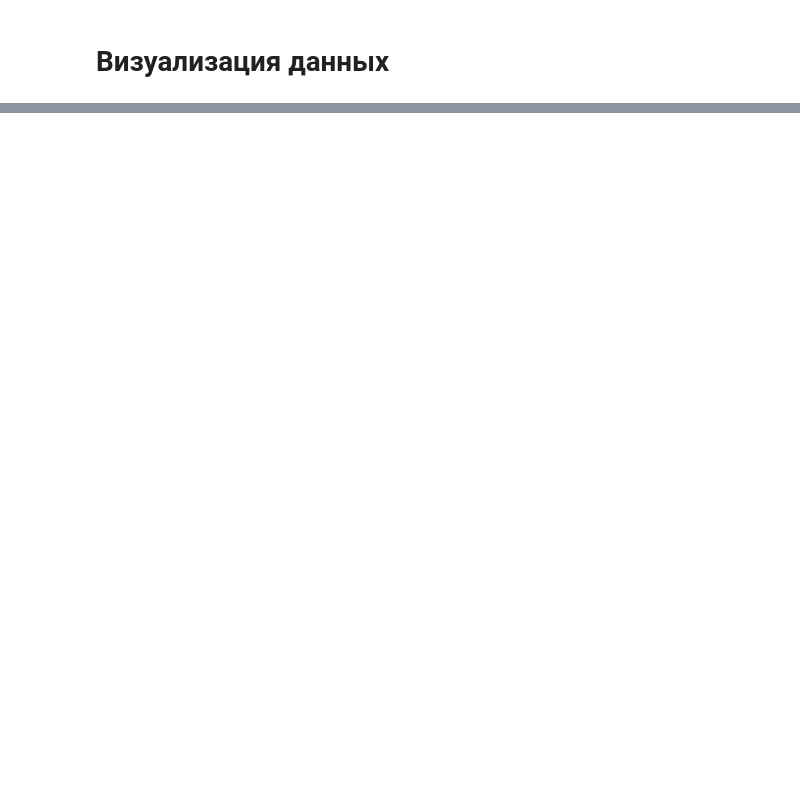
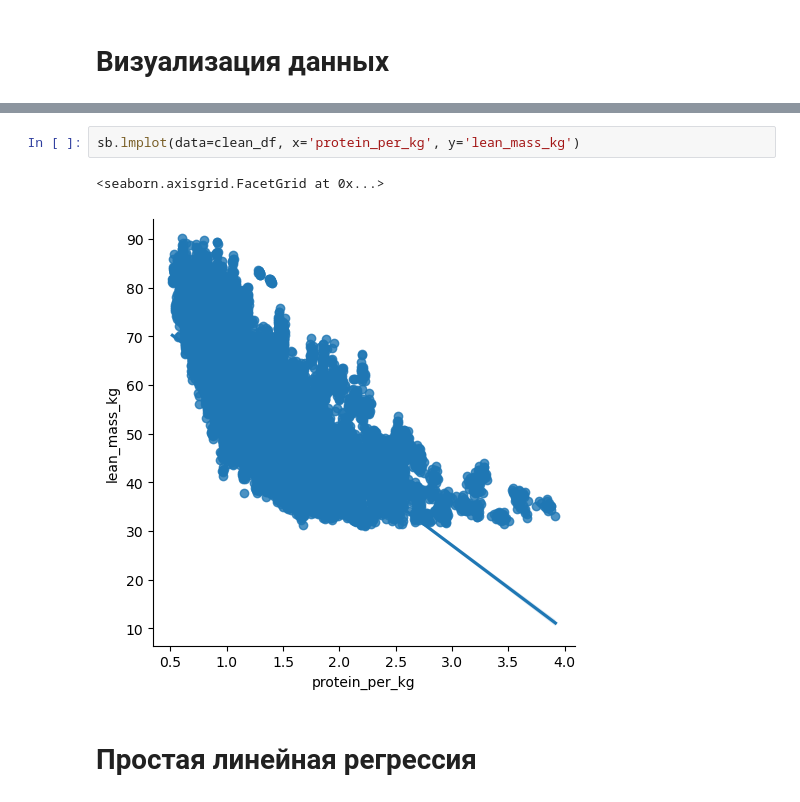
Before and after one commit to PinguinAdvokat/MLProf, a Jupyter notebook: проект1/Untitled.ipynb, the cells around one changed output, grey strips where cells are left out. Saved outputs shown, nothing was run; the diff lists cells and outputs as text; blank space fills up the shorter version.

```diff
--- a/проект1/Untitled.ipynb
+++ b/проект1/Untitled.ipynb
@@ -126,0 +101,7 @@ sb.lmplot(data=clean_df, x='Proteins', y='protein_per_kg')
+# %%
+sb.lmplot(data=clean_df, x='protein_per_kg', y='lean_mass_kg')
+# %% [output]
+<seaborn.axisgrid.FacetGrid at 0x...>
+[figure, added]
+# %% [markdown]
+# Простая линейная регрессия
```
Also changed, not shown: parts of 17 cells of this notebook, 1 other file.
